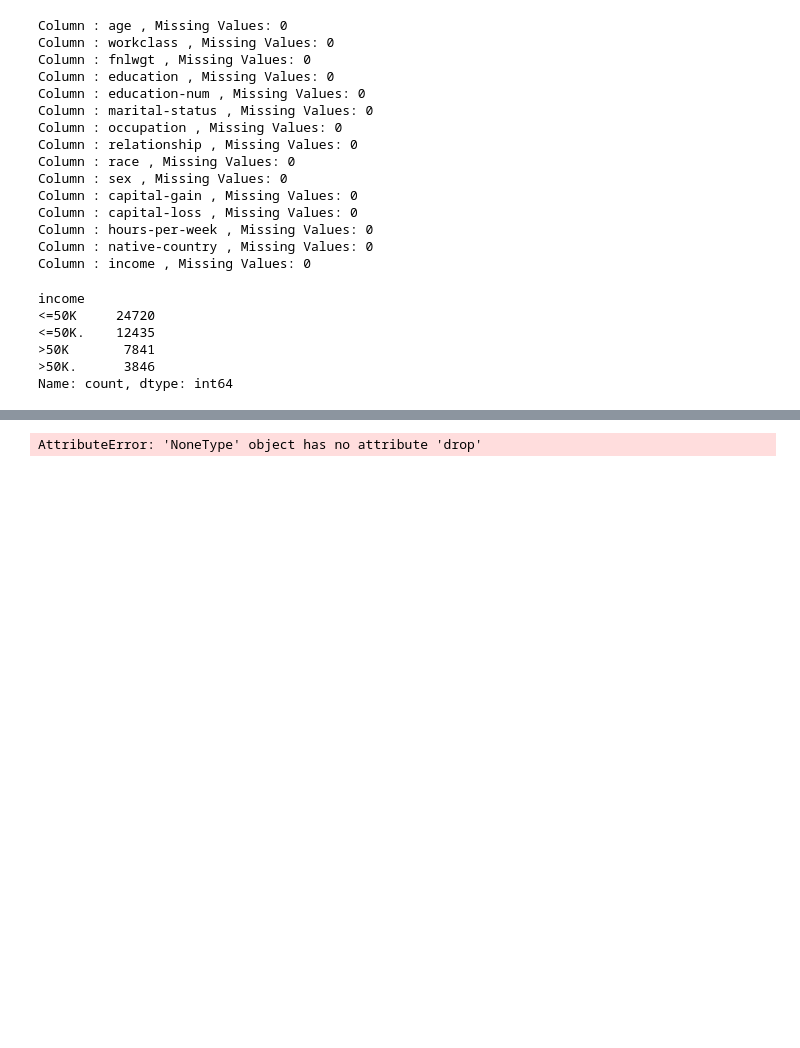
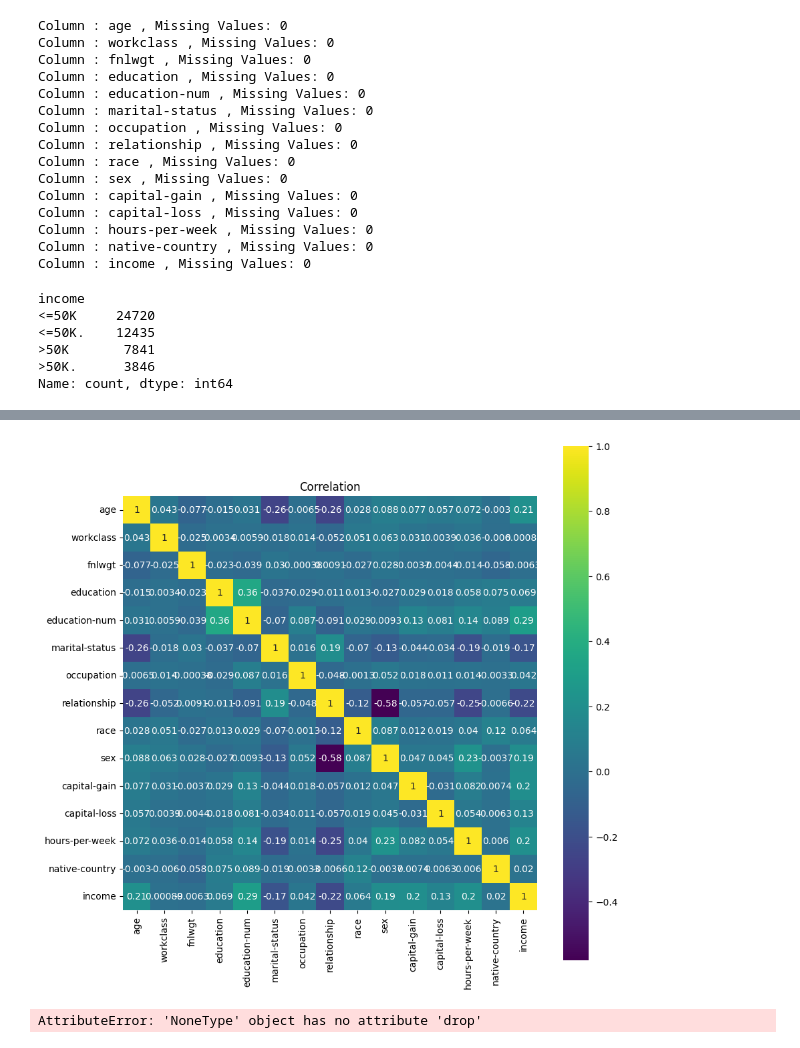
Before and after one commit to peirispraveen/Census_Income_NaiveBayes_RandomForest, a Jupyter notebook: census-income.ipynb, the cells around one changed output, grey strips where cells are left out. Saved outputs shown, nothing was run; the diff lists cells and outputs as text; code cells hidden in the pictures; blank space fills up the shorter version.

```diff
--- a/census-income.ipynb
+++ b/census-income.ipynb
@@ -267,0 +289,14 @@ df.head(40)
+# %%
+from sklearn.preprocessing import LabelEncoder
+
+label_encoder = LabelEncoder()
+
+for column in df.columns:
+    if df[column].dtype == 'object':
+        df[column] = label_encoder.fit_transform(df[column])
+# %%
+from sklearn.decomposition import PCA
+
+# Apply PCA to determine columns with the same output
+pca = PCA()
+pca.fit(df)
@@ -268,3 +343,14 @@ df.head(40)
+# %%
+from matplotlib import pyplot as plt
+import seaborn as sns
+
+correlation = df.corr()
+plt.figure(figsize=(10, 10))
+sns.heatmap(correlation, vmax=1, square=True, annot=True, cmap='viridis')
+plt.title('Correlation')
+plt.show()
+# %% [output]
+[figure, added]
 # %%
 # Drop the columns 'education-num' and 'fnlwgt' from the DataFrame
 df = df.drop(['education', 'fnlwgt'], axis = 1)
```
Also changed, not shown: parts of 6 cells of this notebook.
